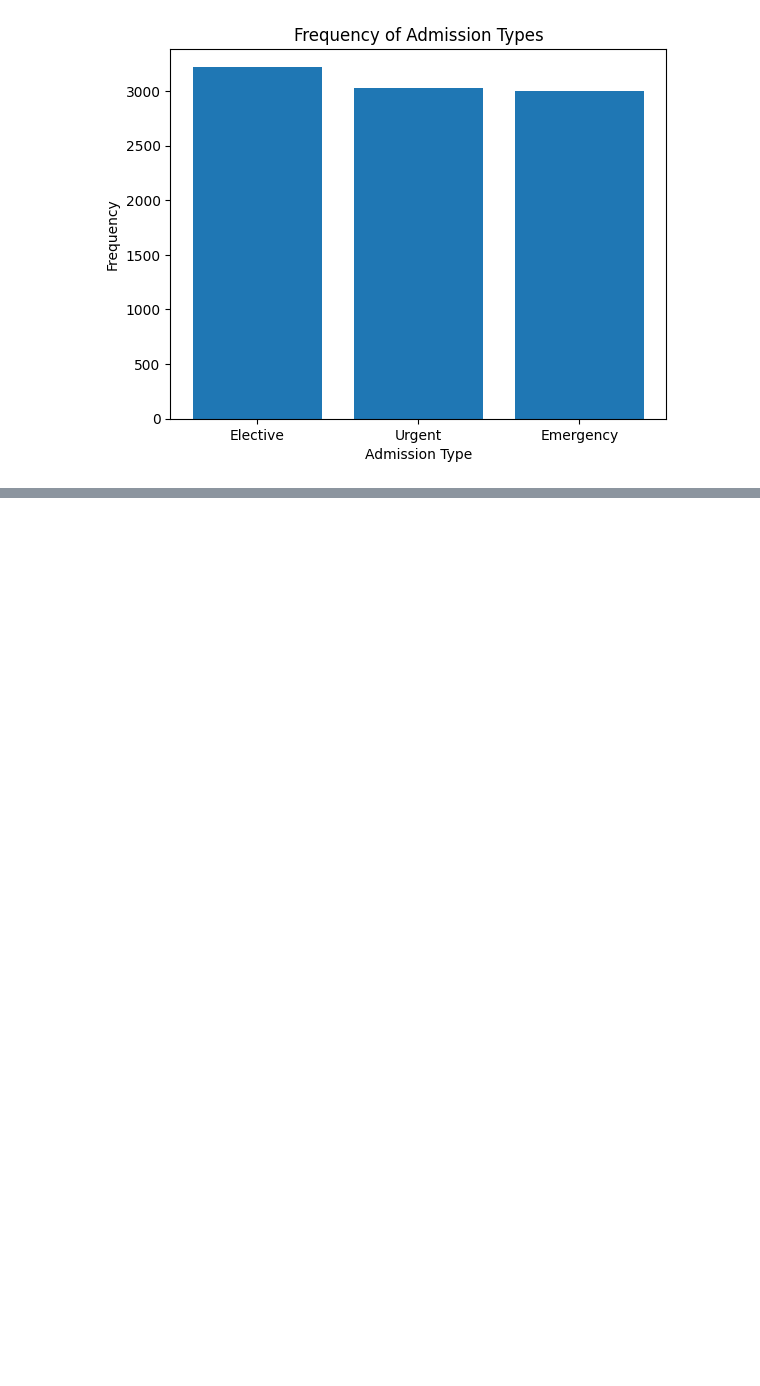
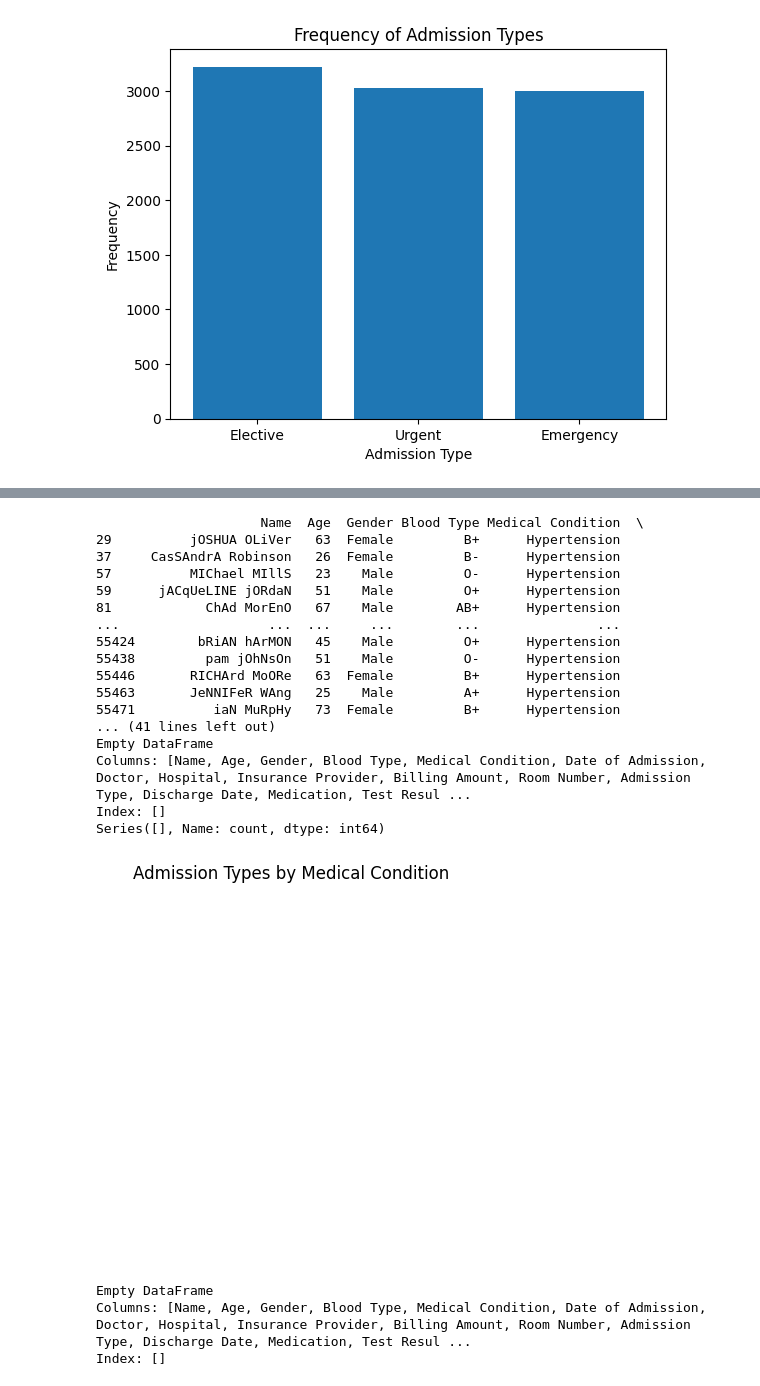
Before and after one commit to bscruz/database-assignment, a Jupyter notebook: dataset.ipynb, the cells around one changed output, grey strips where cells are left out. Drawn from its saved outputs; the diff is of its cells as text; code cells hidden in the pictures; blank space fills up the shorter version.

```diff
--- a/dataset.ipynb
+++ b/dataset.ipynb
@@ -322,0 +335,33 @@ Name: Billing Amount, dtype: float64
+# %%
+aetna = hypertension[hypertension['Insurance Provider'] == 'Aetna']
+cigar = hypertension[hypertension['Insurance Provider'] == 'Cigar']
+print(aetna)
+print(cigar)
+med_admission = cigar.groupby('Medical Condition')['Admission Type'].value_counts()
+print(med_admission)
+plt.pie(med_admission, labels=med_admission.index, autopct='%1.1f%%')
+plt.title('Admission Types by Medical Condition')
+plt.show()
+print(cigar)
+# %% [output]
+                     Name  Age  Gender Blood Type Medical Condition  \
+29          jOSHUA OLiVer   63  Female         B+      Hypertension
+37     CasSAndrA Robinson   26  Female         B-      Hypertension
+57          MIChael MIllS   23    Male         O-      Hypertension
+59      jACqUeLINE jORdaN   51    Male         O+      Hypertension
+81            ChAd MorEnO   67    Male        AB+      Hypertension
+...                   ...  ...     ...        ...               ...
+55424        bRiAN hArMON   45    Male         O+      Hypertension
+55438         pam jOhNsOn   51    Male         O-      Hypertension
+55446       RICHArd MoORe   63  Female         B+      Hypertension
+55463       JeNNIFeR WAng   25    Male         A+      Hypertension
+55471          iaN MuRpHy   73  Female         B+      Hypertension
+... (41 lines left out)
+Empty DataFrame
+Columns: [Name, Age, Gender, Blood Type, Medical Condition, Date of Admission, Doctor, Hospital, Insurance Provider, Billing Amount, Room Number, Admission Type, Discharge Date, Medication, Test Resul ...
+Index: []
+Series([], Name: count, dtype: int64)
+[figure, added]
+Empty DataFrame
+Columns: [Name, Age, Gender, Blood Type, Medical Condition, Date of Admission, Doctor, Hospital, Insurance Provider, Billing Amount, Room Number, Admission Type, Discharge Date, Medication, Test Resul ...
+Index: []
```
Also changed, not shown: parts of 7 cells of this notebook.
